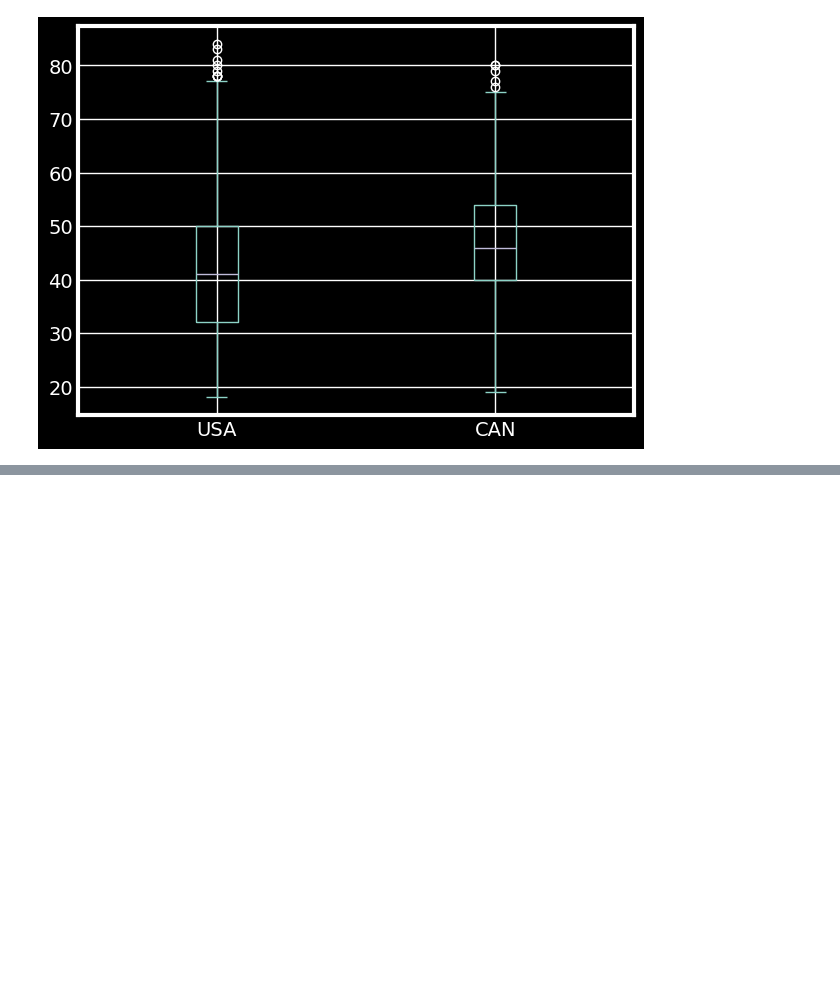
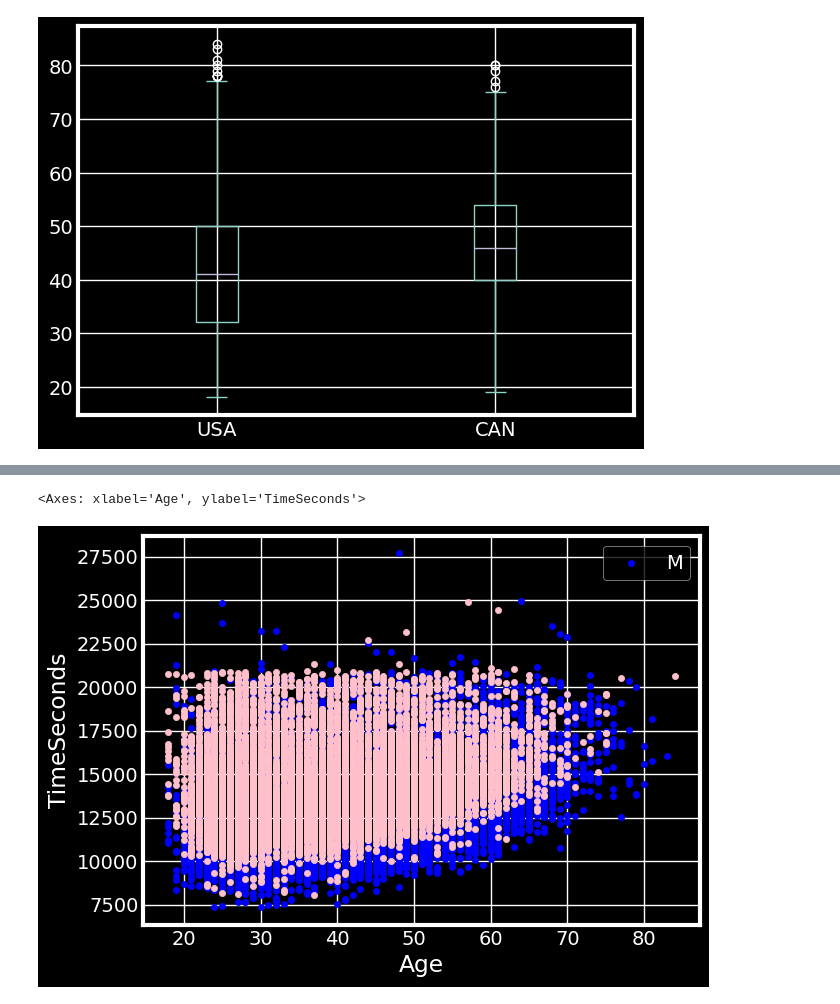
Before and after one commit to Byienio/Pandas_pg, a Jupyter notebook: AdvancedPlots.ipynb, the cells around one changed output, grey strips where cells are left out. Cells and saved outputs as stored; diff of their text form; code cells hidden in the pictures; blank space fills up the shorter version.

```diff
--- a/AdvancedPlots.ipynb
+++ b/AdvancedPlots.ipynb
@@ -327,0 +349,8 @@ df.plot(kind='box')
+# %%
+marathon_f = marathon[marathon['M/F']=='F']
+# %%
+ax = marathon_m.plot.scatter(x='Age',y='TimeSeconds',color='Blue',label="M")
+marathon_f.plot.scatter(x='Age',y='TimeSeconds',color='Pink',ax=ax)
+# %% [output]
+<Axes: xlabel='Age', ylabel='TimeSeconds'>
+[figure, added]
```
Also changed, not shown: parts of 8 cells of this notebook.
